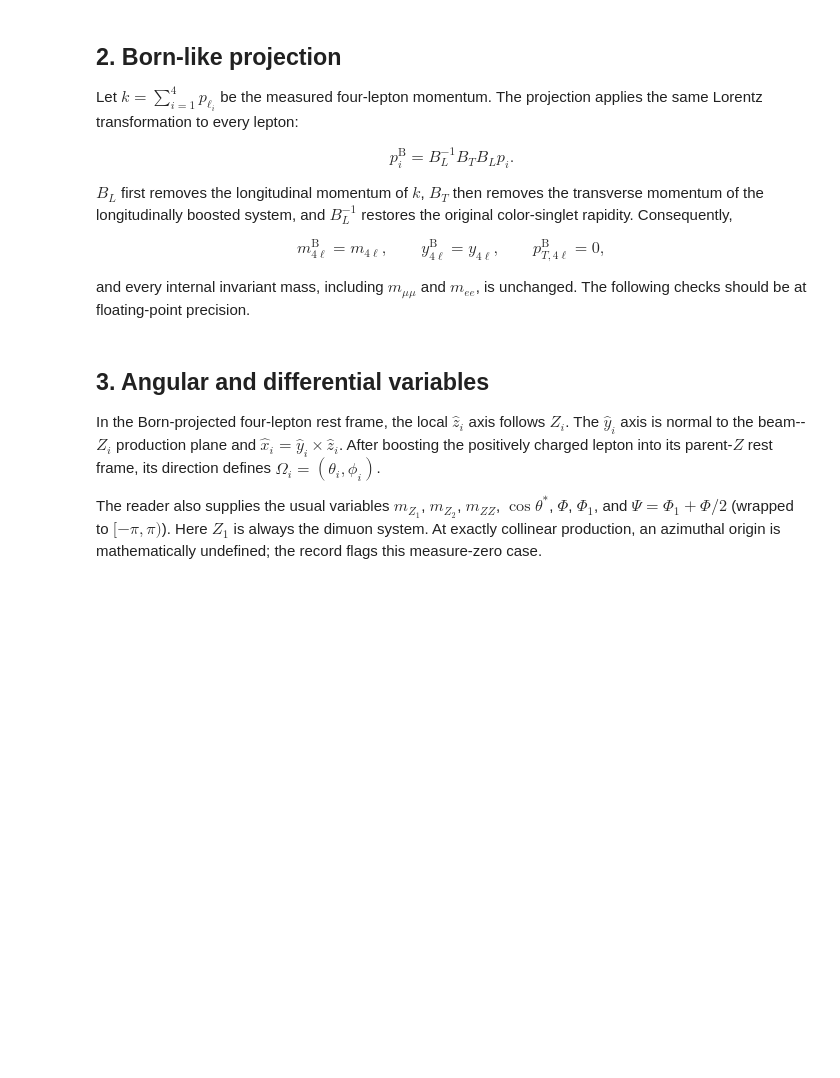
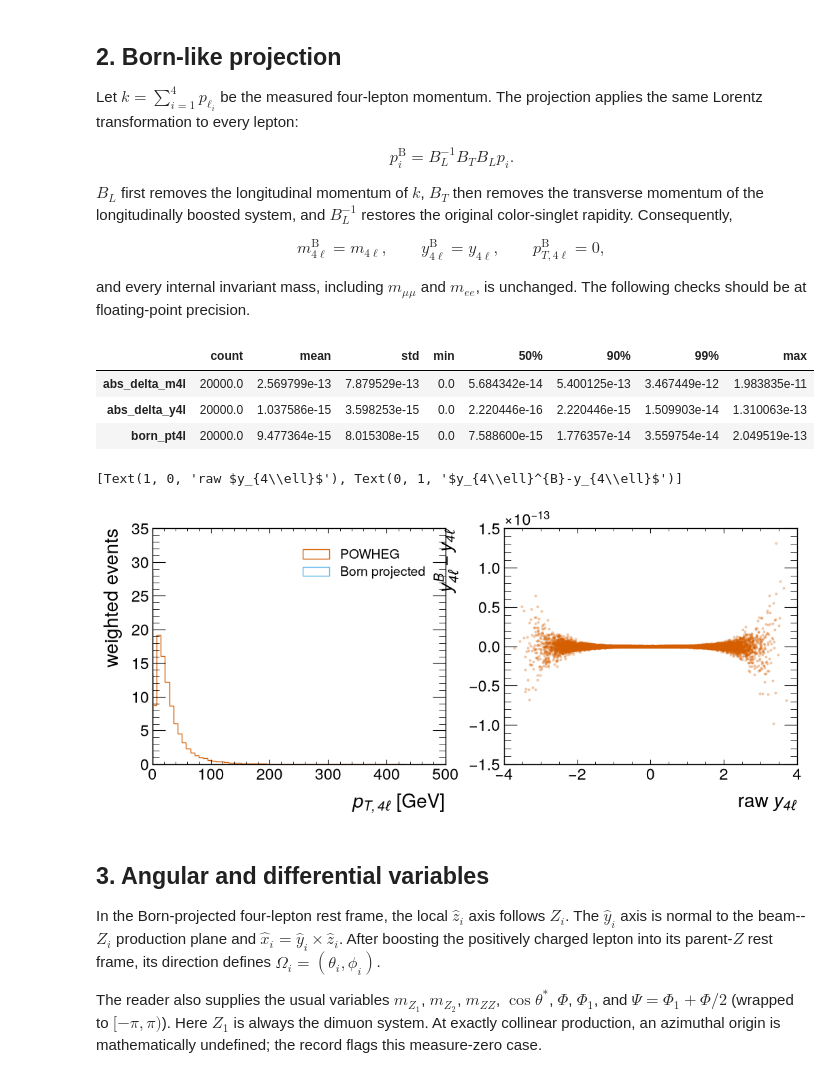
Before and after one commit to rafaellopesdesa/offshell_angular_coefficients, a Jupyter notebook: notebooks/01_lhe_angular_coefficients.ipynb, the cells around one changed output. Drawn from its saved outputs; the diff is of its cells as text; code cells hidden in the pictures; blank space fills up the shorter version.

Commit message:
neg events

```diff
--- a/notebooks/01_lhe_angular_coefficients.ipynb
+++ b/notebooks/01_lhe_angular_coefficients.ipynb
@@ -43,7 +43,7 @@ Set `LHE_FILE` to a file visible inside the JupyterLab pod. Both plain `.lhe` an
 
 With `STRICT_TOPOLOGY=True`, the reader stops unless every accepted event has exactly one final-state $e^-$, $e^+$, $\mu^-$, and $\mu^+$. Set it to `False` only when intentionally filtering a mixed-topology LHE file.
 # %%
-LHE_FILE = Path("/path/visible/from/jupyter/events.lhe")
+LHE_FILE = Path("../data/sbi.lhe")
 MAX_EVENTS = 20_000  # None for the complete file
 STRICT_TOPOLOGY = True
 
@@ -91,15 +106,23 @@ display(projection_checks.describe(percentiles=[0.5, 0.9, 0.99]).T)
 assert np.allclose(events["born_m4l"], events["raw_m4l"], rtol=2e-10, atol=2e-10)
 assert np.allclose(events["born_y4l"], events["raw_y4l"], rtol=2e-10, atol=2e-10)
 assert np.max(events["born_pt4l"] / np.maximum(events["raw_m4l"], 1.0)) < 2e-10
+# %% [output]
+|  | count | mean | std | min | 50% | 90% | 99% | max |
+| abs_delta_m4l | 20000.0 | 2.569799e-13 | 7.879529e-13 | 0.0 | 5.684342e-14 | 5.400125e-13 | 3.467449e-12 | 1.983835e-11 |
+| abs_delta_y4l | 20000.0 | 1.037586e-15 | 3.598253e-15 | 0.0 | 2.220446e-16 | 2.220446e-15 | 1.509903e-14 | 1.310063e-13 |
+| born_pt4l | 20000.0 | 9.477364e-15 | 8.015308e-15 | 0.0 | 7.588600e-15 | 1.776357e-14 | 3.559754e-14 | 2.049519e-13 |
 # %%
 fig, axes = plt.subplots(1, 2, figsize=(12, 4.5))
 axes[0].hist(events["raw_pt4l"], bins=60, weights=events["weight"], histtype="step", label="POWHEG")
 axes[0].hist(events["born_pt4l"], bins=60, weights=events["weight"], histtype="step", label="Born projected")
 axes[0].set(xlabel=r"$p_{T,4\ell}$ [GeV]", ylabel="weighted events")
 axes[0].legend()
 axes[1].scatter(events["raw_y4l"], events["born_y4l"] - events["raw_y4l"], s=4, alpha=0.25)
-axes[1].set(xlabel=r"raw $y_{4\ell}$", ylabel=r"$y_{4\ell}^{\mathrm B}-y_{4\ell}$")
-fig.tight_layout()
+axes[1].set(xlabel=r"raw $y_{4\ell}$", ylabel=r"$y_{4\ell}^{B}-y_{4\ell}$")
+#fig.tight_layout()
+# %% [output]
+[Text(1, 0, 'raw $y_{4\\ell}$'), Text(0, 1, '$y_{4\\ell}^{B}-y_{4\\ell}$')]
+[figure, added]
 # %% [markdown]
 ## 3. Angular and differential variables
 
```
Also changed, not shown: parts of 7 cells of this notebook, 4 other files.
